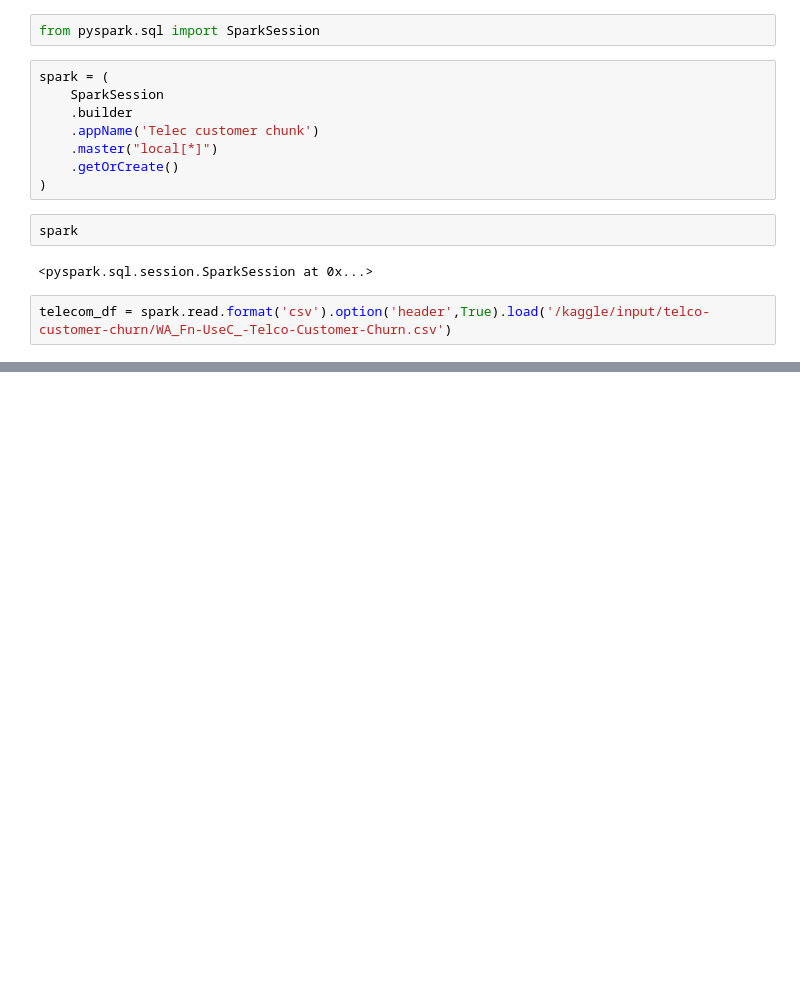
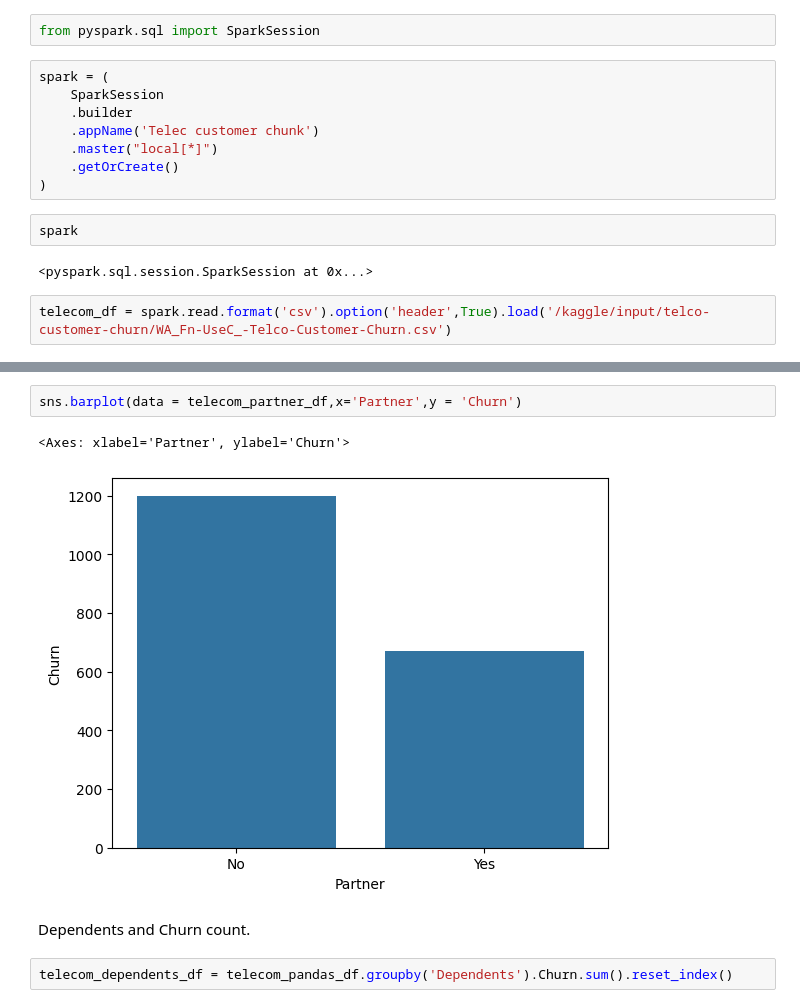
Before and after one commit to SrijaG29/Telecom_customer_churn, a Jupyter notebook: Teleco_communication_churn.ipynb, the cells around one changed output, grey strips where cells are left out. Cells and saved outputs as stored; diff of their text form; blank space fills up the shorter version.

```diff
--- a/Teleco_communication_churn.ipynb
+++ b/Teleco_communication_churn.ipynb
@@ -169,0 +379,9 @@ telecom_df.dtypes
+# %%
+sns.barplot(data = telecom_partner_df,x='Partner',y = 'Churn')
+# %% [output]
+<Axes: xlabel='Partner', ylabel='Churn'>
+[figure, added]
+# %% [markdown]
+Dependents and Churn count.
+# %%
+telecom_dependents_df = telecom_pandas_df.groupby('Dependents').Churn.sum().reset_index()
```
Also changed, not shown: parts of 110 cells of this notebook.
